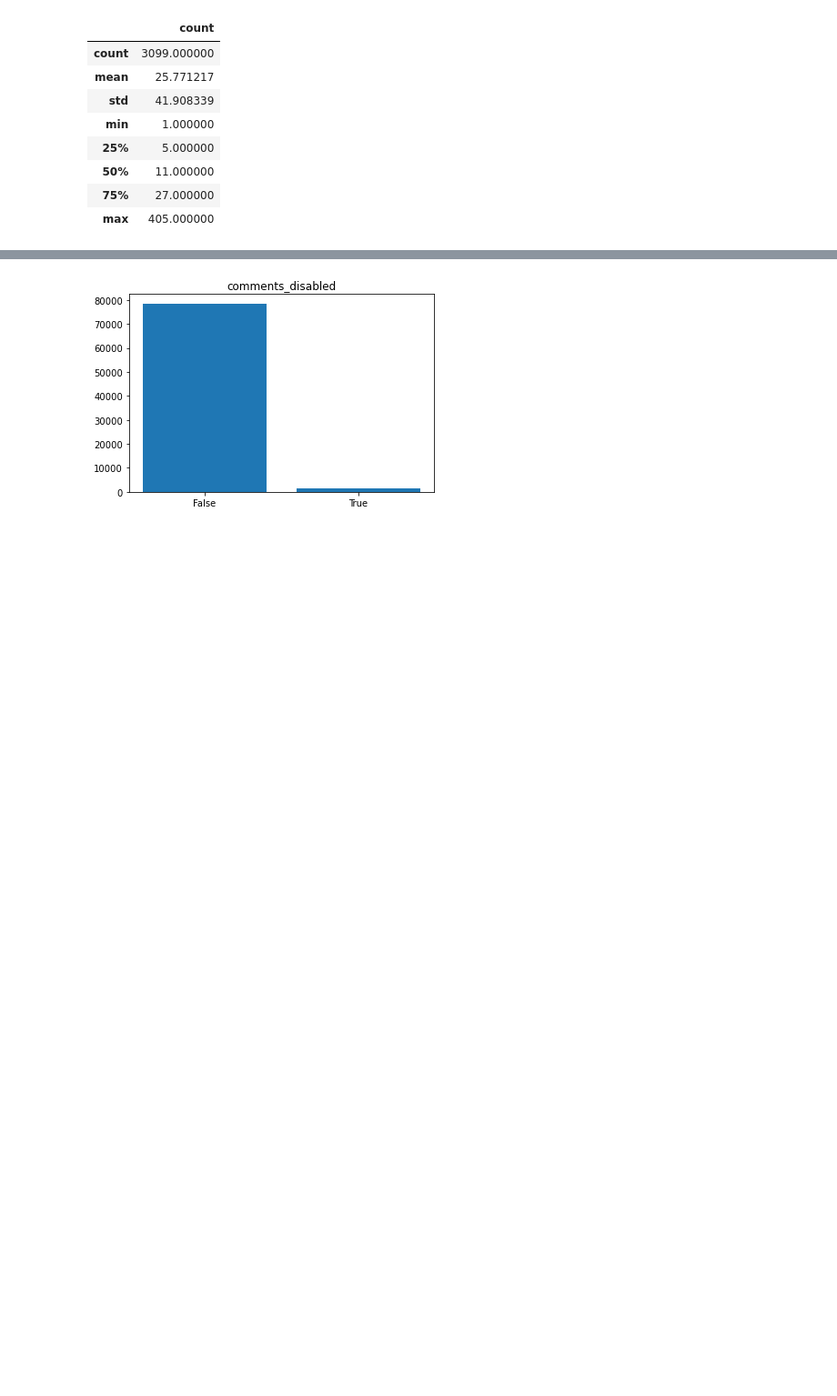
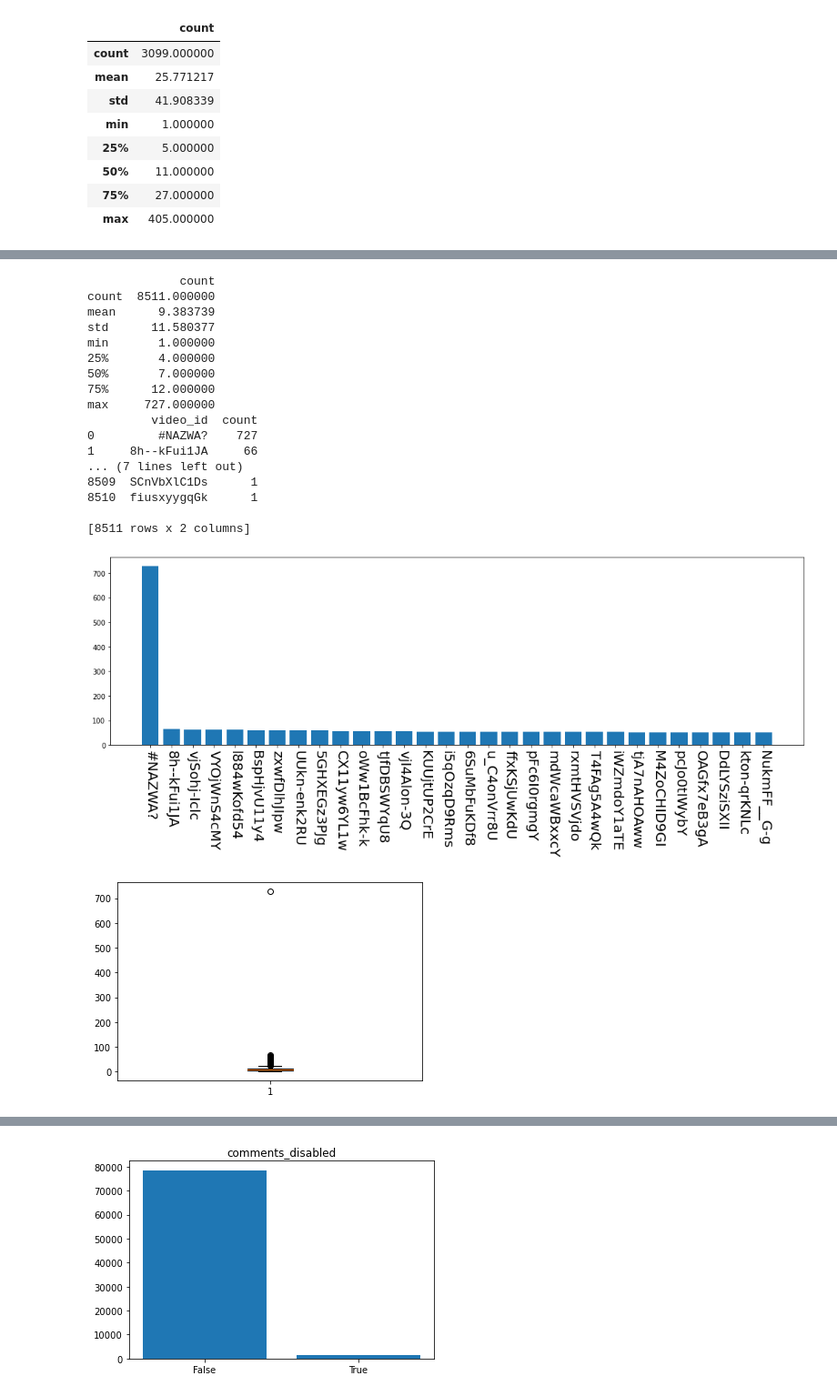
Before and after one commit to DominikKossinski/PED, a Jupyter notebook: ped.ipynb, the cells around one changed output, grey strips where cells are left out. Shown at 91% size. Cells and saved outputs as stored; diff of their text form; code cells hidden in the pictures; blank space fills up the shorter version.

```diff
--- a/ped.ipynb
+++ b/ped.ipynb
@@ -138,0 +173,35 @@ plt.show()
+# %%
+video_counts = videos["video_id"].value_counts()
+video_counts = video_counts.rename_axis("video_id").reset_index(name="count")
+
+print(video_counts.describe())
+
+plt.subplots(figsize=(18,5))
+plt.bar(video_counts.head(30)["video_id"], video_counts.head(30)["count"])
+plt.xticks(rotation=270, fontsize=20)
+plt.show()
+
+
+print(video_counts)
+plt.boxplot(video_counts["count"])
+plt.show()
+# %% [output]
+             count
+count  8511.000000
+mean      9.383739
+std      11.580377
+min       1.000000
+25%       4.000000
+50%       7.000000
+75%      12.000000
+max     727.000000
+         video_id  count
+0         #NAZWA?    727
+1     8h--kFui1JA     66
+... (7 lines left out)
+8509  SCnVbXlC1Ds      1
+8510  fiusxyygqGk      1
+
+[8511 rows x 2 columns]
+[figure, added]
+[figure, added]
```
Also changed, not shown: parts of 53 cells of this notebook, 2 other files.
